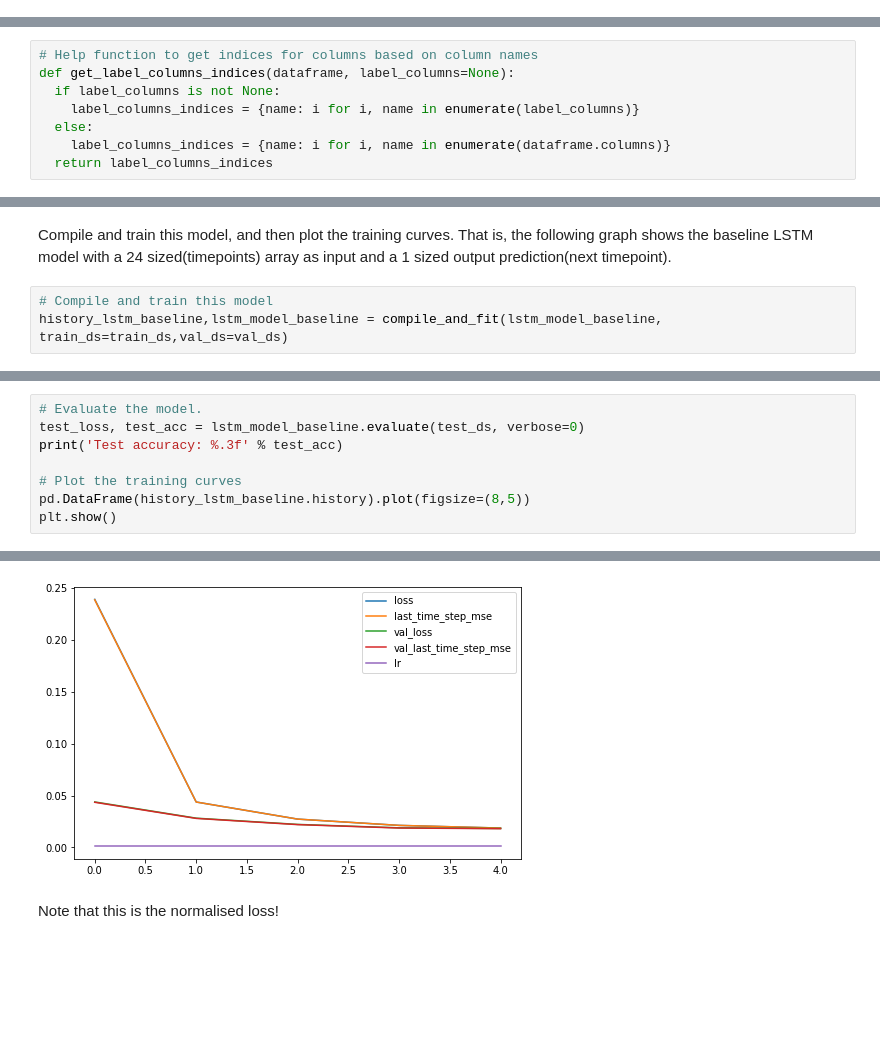
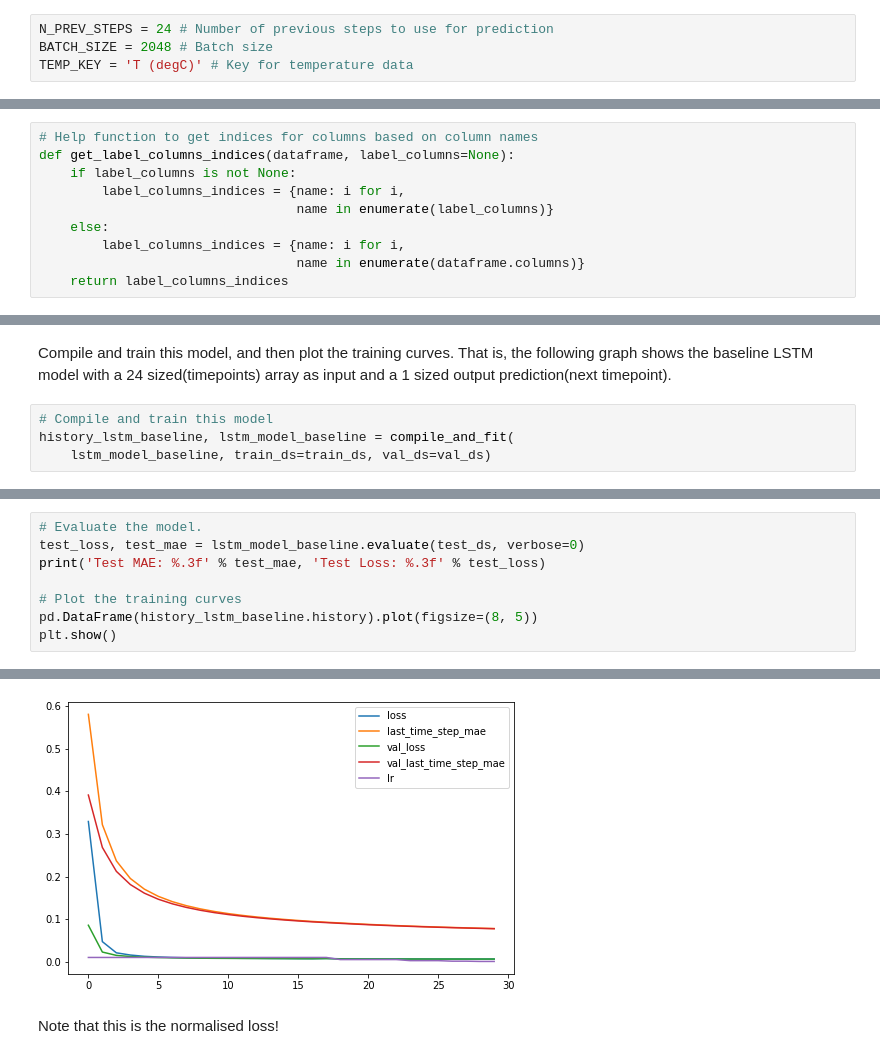
Before and after one commit to Tottowich/AppliedDL-LP4, a Jupyter notebook: 5TF078_Laboration_3_om_Tidsserier_RNN.ipynb, the cells around one changed output, grey strips where cells are left out. Drawn from its saved outputs; the diff is of its cells as text; blank space fills up the shorter version.

```diff
--- a/5TF078_Laboration_3_om_Tidsserier_RNN.ipynb
+++ b/5TF078_Laboration_3_om_Tidsserier_RNN.ipynb
@@ -115,3 +107,7 @@ TEMP_KEY = 'T (degC)'
+# %%
+N_PREV_STEPS = 24 # Number of previous steps to use for prediction
+BATCH_SIZE = 2048 # Batch size
+TEMP_KEY = 'T (degC)' # Key for temperature data
 # %% [markdown]
 ## Som data används väderdata
 
@@ -407,10 +403,12 @@ Notera att figurerna visar bara 14 parametrar, men efter utvidgningarna så är
 # %%
 # Help function to get indices for columns based on column names
 def get_label_columns_indices(dataframe, label_columns=None):
-  if label_columns is not None:
-    label_columns_indices = {name: i for i, name in enumerate(label_columns)}
-  else:
-    label_columns_indices = {name: i for i, name in enumerate(dataframe.columns)}
-  return label_columns_indices
+    if label_columns is not None:
+        label_columns_indices = {name: i for i,
+                                 name in enumerate(label_columns)}
+    else:
+        label_columns_indices = {name: i for i,
+                                 name in enumerate(dataframe.columns)}
+    return label_columns_indices
 # %%
 # Test get_label_columns_indices
@@ -549,5 +567,6 @@ output = lstm_model_baseline(Input(shape=input_shape))
 Compile and train this model, and then plot the training curves. That is, the following graph shows the baseline LSTM model with a 24 sized(timepoints) array as input and a 1 sized output prediction(next timepoint).
 # %%
 # Compile and train this model
-history_lstm_baseline,lstm_model_baseline = compile_and_fit(lstm_model_baseline, train_ds=train_ds,val_ds=val_ds)
+history_lstm_baseline, lstm_model_baseline = compile_and_fit(
+    lstm_model_baseline, train_ds=train_ds, val_ds=val_ds)
 # %% [output]
@@ -564,9 +592,9 @@ Epoch 5/5
 # %%
 # Evaluate the model.
-test_loss, test_acc = lstm_model_baseline.evaluate(test_ds, verbose=0)
-print('Test accuracy: %.3f' % test_acc)
+test_loss, test_mae = lstm_model_baseline.evaluate(test_ds, verbose=0)
+print('Test MAE: %.3f' % test_mae, 'Test Loss: %.3f' % test_loss)
 
 # Plot the training curves
-pd.DataFrame(history_lstm_baseline.history).plot(figsize=(8,5))
+pd.DataFrame(history_lstm_baseline.history).plot(figsize=(8, 5))
 plt.show()
 # %% [output]
@@ -574,4 +602,4 @@ Test accuracy: 0.017
-[figure, old version]
+[figure, new version]
 # %% [markdown]
 Note that this is the normalised loss!
 # %% [markdown]
```
Also changed, not shown: parts of 54 cells of this notebook, 1 other file.
